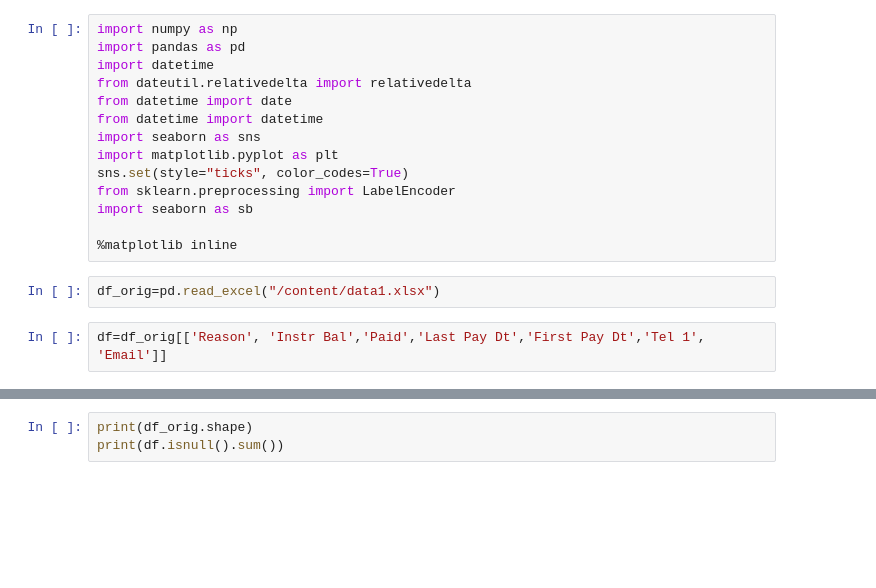
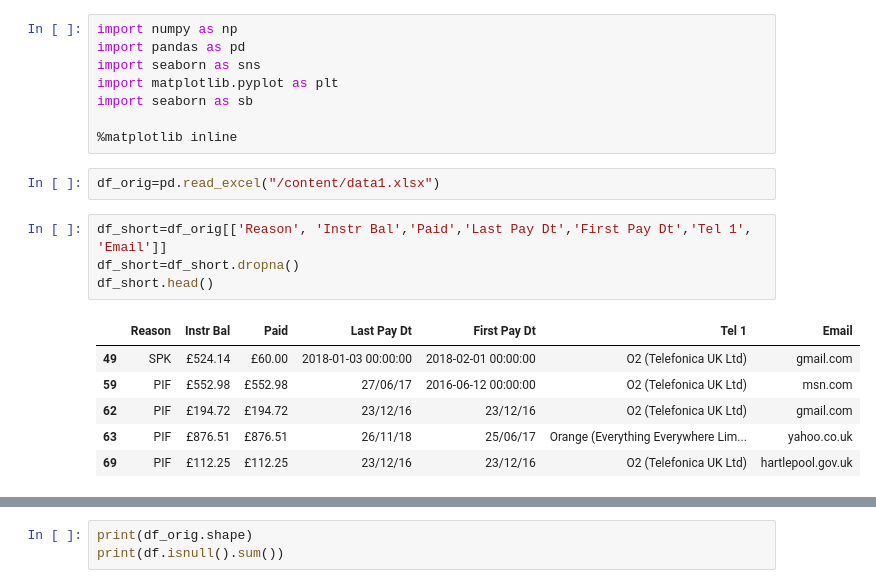
Before and after one commit to byambaa1982/data_analysis, a Jupyter notebook: kishore.ipynb, the cells around one changed output, grey strips where cells are left out. Saved outputs shown, nothing was run; the diff lists cells and outputs as text; blank space fills up the shorter version.

```diff
--- a/kishore.ipynb
+++ b/kishore.ipynb
@@ -3,18 +3,21 @@
 # %%
 import numpy as np
 import pandas as pd
-import datetime
-from dateutil.relativedelta import relativedelta
-from datetime import date
-from datetime import datetime
 import seaborn as sns
 import matplotlib.pyplot as plt
-sns.set(style="ticks", color_codes=True)
-from sklearn.preprocessing import LabelEncoder
 import seaborn as sb
 
 %matplotlib inline
 # %%
 df_orig=pd.read_excel("/content/data1.xlsx")
 # %%
-df=df_orig[['Reason', 'Instr Bal','Paid','Last Pay Dt','First Pay Dt','Tel 1', 'Email']]
+df_short=df_orig[['Reason', 'Instr Bal','Paid','Last Pay Dt','First Pay Dt','Tel 1', 'Email']]
+df_short=df_short.dropna()
+df_short.head()
+# %% [output]
+|  | Reason | Instr Bal | Paid | Last Pay Dt | First Pay Dt | Tel 1 | Email |
+| 49 | SPK | £524.14 | £60.00 | 2018-01-03 00:00:00 | 2018-02-01 00:00:00 | O2 (Telefonica UK Ltd) | gmail.com |
+| 59 | PIF | £552.98 | £552.98 | 27/06/17 | 2016-06-12 00:00:00 | O2 (Telefonica UK Ltd) | msn.com |
+| 62 | PIF | £194.72 | £194.72 | 23/12/16 | 23/12/16 | O2 (Telefonica UK Ltd) | gmail.com |
+| 63 | PIF | £876.51 | £876.51 | 26/11/18 | 25/06/17 | Orange (Everything Everywhere Lim... | yahoo.co.uk |
+| 69 | PIF | £112.25 | £112.25 | 23/12/16 | 23/12/16 | O2 (Telefonica UK Ltd) | hartlepool.gov.uk |
```
Also changed, not shown: parts of 34 cells of this notebook.
